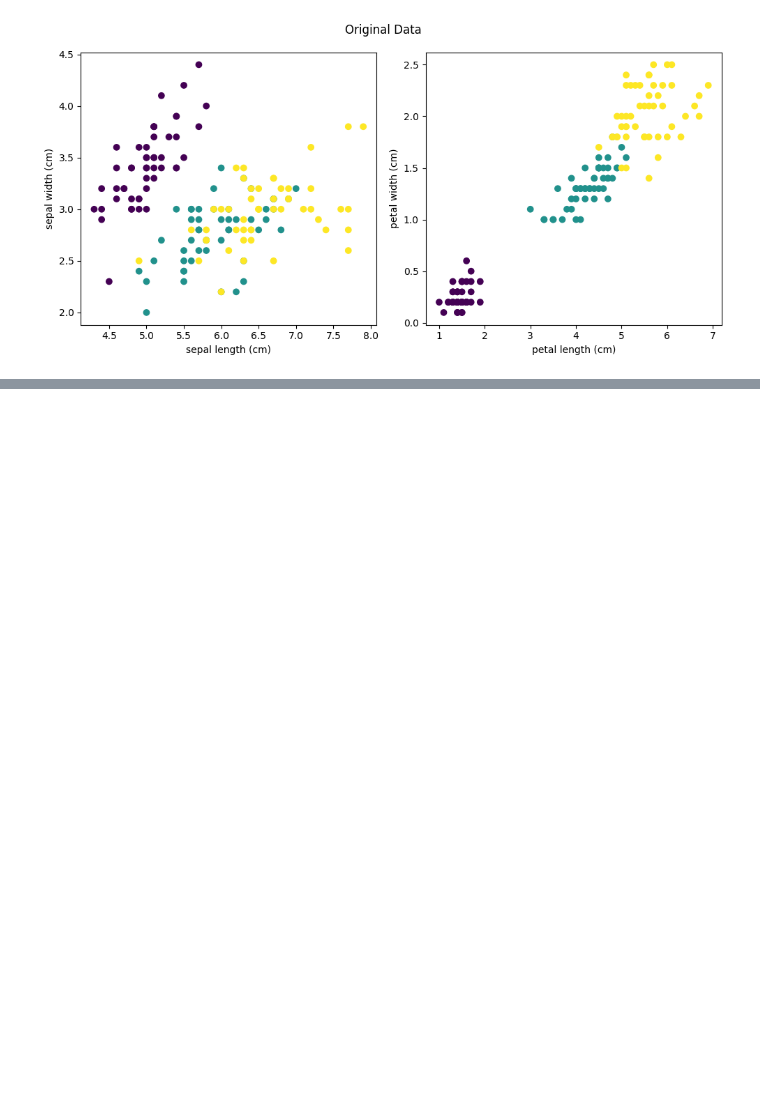
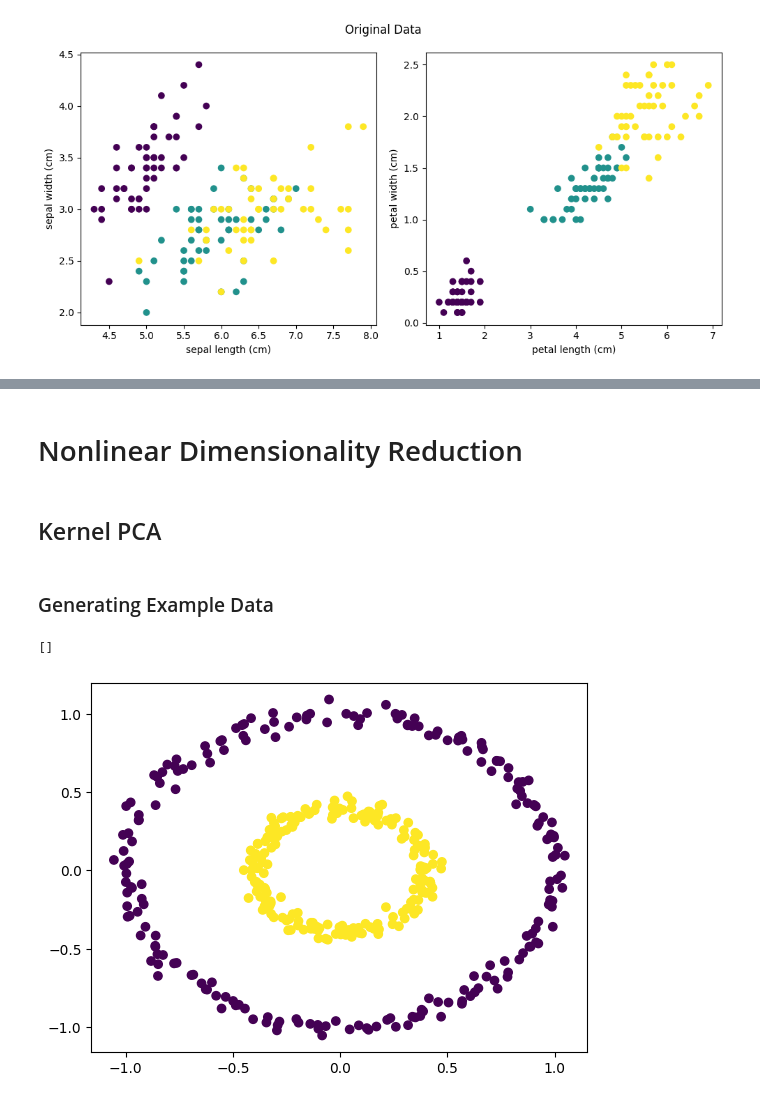
Before and after one commit to elnaske/NumPy-ML-Implementations, a Jupyter notebook: Dimensionality Reduction/Dimensionality_Reduction.ipynb, the cells around one changed output, grey strips where cells are left out. Saved outputs shown, nothing was run; the diff lists cells and outputs as text; code cells hidden in the pictures; blank space fills up the shorter version.

```diff
--- a/Dimensionality Reduction/Dimensionality_Reduction.ipynb
+++ b/Dimensionality Reduction/Dimensionality_Reduction.ipynb
@@ -50,0 +111,16 @@ plt.show()
+# %% [markdown]
+# Nonlinear Dimensionality Reduction
+# %% [markdown]
+## Kernel PCA
+# %% [markdown]
+### Generating Example Data
+# %%
+X, y = make_circles(n_samples=500, noise=0.03, factor=0.4, random_state=42)
+
+X_train, X_test, y_train, y_test = train_test_split(X, y, test_size=0.2, random_state=42)
+
+plt.scatter(X_train[:,0], X_train[:,1], c=y_train)
+plt.plot()
+# %% [output]
+[]
+[figure, added]
```
Also changed, not shown: parts of 14 cells of this notebook, 2 other files.
